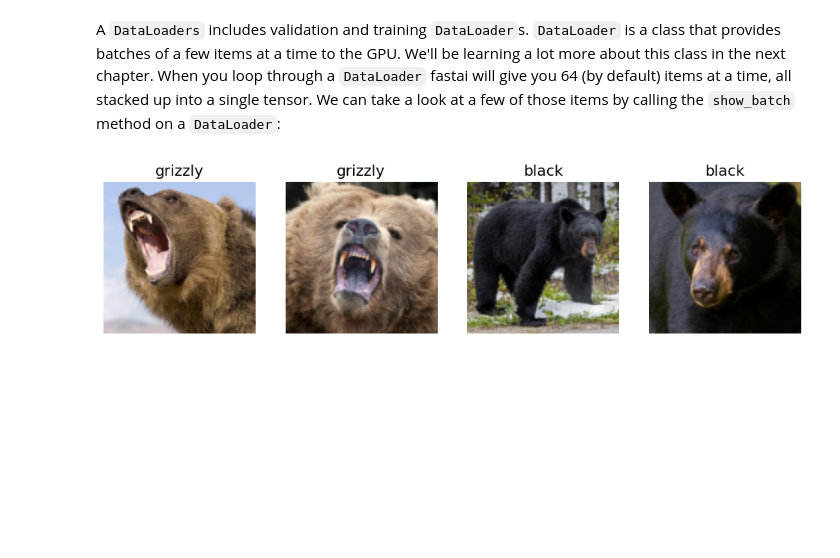
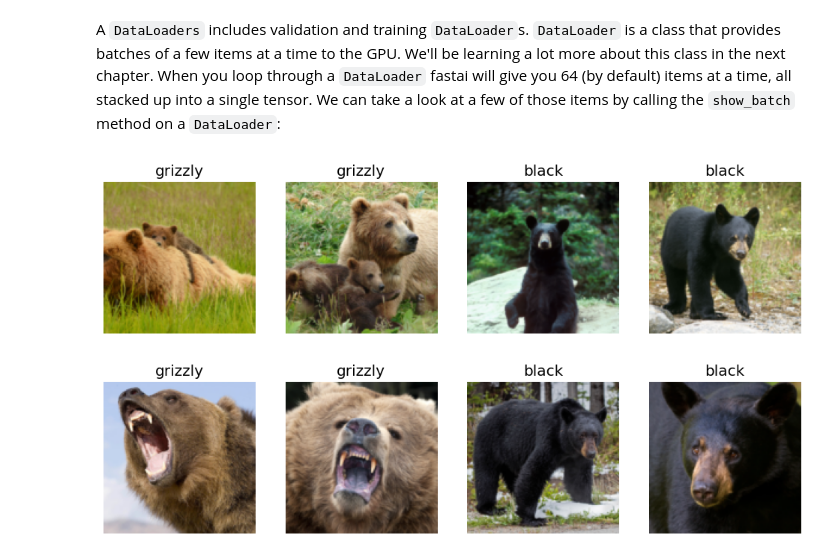
Before and after one commit to prasanth-ntu/fastai-fastbook, a Jupyter notebook: 02_production.ipynb, the cells around one changed output. Drawn from its saved outputs; the diff is of its cells as text; code cells hidden in the pictures; blank space fills up the shorter version.

```diff
--- a/02_production.ipynb
+++ b/02_production.ipynb
@@ -326,6 +320,10 @@ This command has given us a `DataBlock` object. This is like a *template* for cr
 dls = bears.dataloaders(path)
 # %% [markdown]
 A `DataLoaders` includes validation and training `DataLoader`s. `DataLoader` is a class that provides batches of a few items at a time to the GPU. We'll be learning a lot more about this class in the next chapter. When you loop through a `DataLoader` fastai will give you 64 (by default) items at a time, all stacked up into a single tensor. We can take a look at a few of those items by calling the `show_batch` method on a `DataLoader`:
+# %%
+dls.train.show_batch(max_n=4, nrows=1)
+# %% [output]
+[figure, added]
 # %%
 dls.valid.show_batch(max_n=4, nrows=1)
 # %% [output]
```
Also changed, not shown: parts of 59 cells of this notebook, 1 other file.
